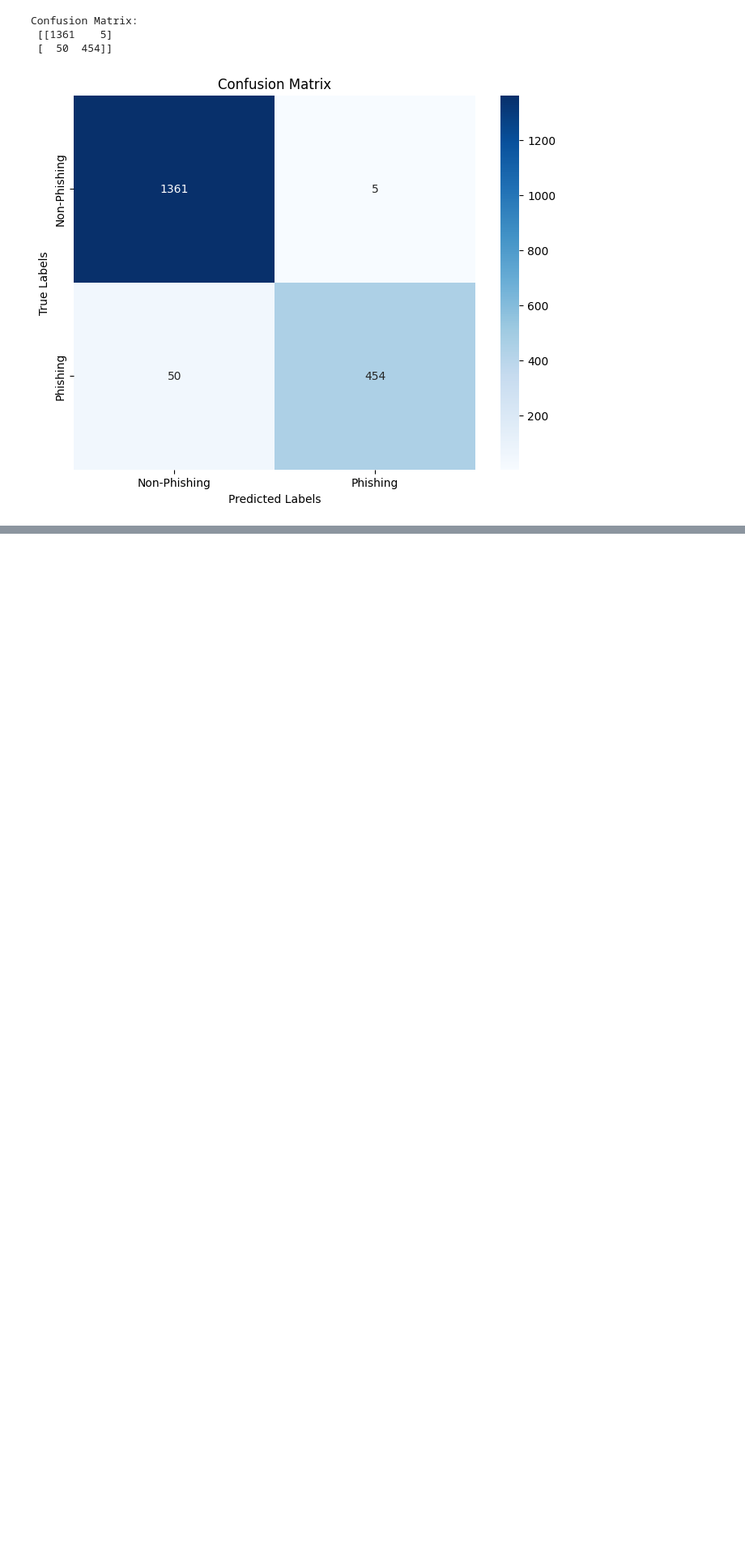
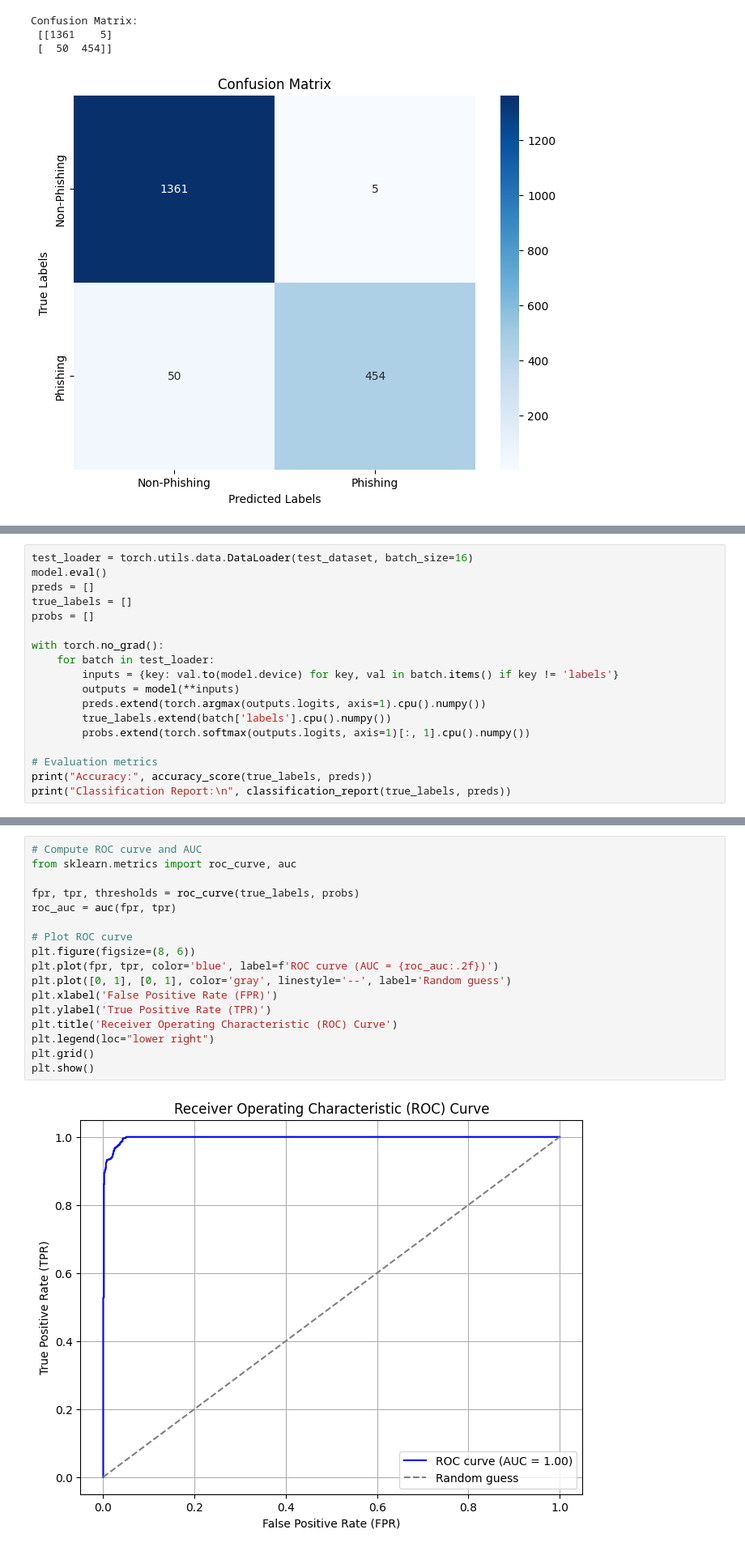
Before and after one commit to MetinSoyalp/Security_Term_Project, a Jupyter notebook: main.ipynb, the cells around one changed output, grey strips where cells are left out. Shown at 81% size. Cells and saved outputs as stored; diff of their text form; blank space fills up the shorter version.

Commit message:
new data added

```diff
--- a/main.ipynb
+++ b/main.ipynb
@@ -188,0 +278,18 @@ Confusion Matrix:
+# %%
+test_loader = torch.utils.data.DataLoader(test_dataset, batch_size=16)
+model.eval()
+preds = []
+true_labels = []
+probs = []
+
+with torch.no_grad():
+    for batch in test_loader:
+        inputs = {key: val.to(model.device) for key, val in batch.items() if key != 'labels'}
+        outputs = model(**inputs)
+        preds.extend(torch.argmax(outputs.logits, axis=1).cpu().numpy())
+        true_labels.extend(batch['labels'].cpu().numpy())
+        probs.extend(torch.softmax(outputs.logits, axis=1)[:, 1].cpu().numpy())
+
+# Evaluation metrics
+print("Accuracy:", accuracy_score(true_labels, preds))
+print("Classification Report:\n", classification_report(true_labels, preds))
@@ -188,0 +328,19 @@ Confusion Matrix:
+# %%
+# Compute ROC curve and AUC
+from sklearn.metrics import roc_curve, auc
+
+fpr, tpr, thresholds = roc_curve(true_labels, probs)
+roc_auc = auc(fpr, tpr)
+
+# Plot ROC curve
+plt.figure(figsize=(8, 6))
+plt.plot(fpr, tpr, color='blue', label=f'ROC curve (AUC = {roc_auc:.2f})')
+plt.plot([0, 1], [0, 1], color='gray', linestyle='--', label='Random guess')
+plt.xlabel('False Positive Rate (FPR)')
+plt.ylabel('True Positive Rate (TPR)')
+plt.title('Receiver Operating Characteristic (ROC) Curve')
+plt.legend(loc="lower right")
+plt.grid()
+plt.show()
+# %% [output]
+[figure, added]
```
Also changed, not shown: parts of 10 cells of this notebook, 55 other files.
